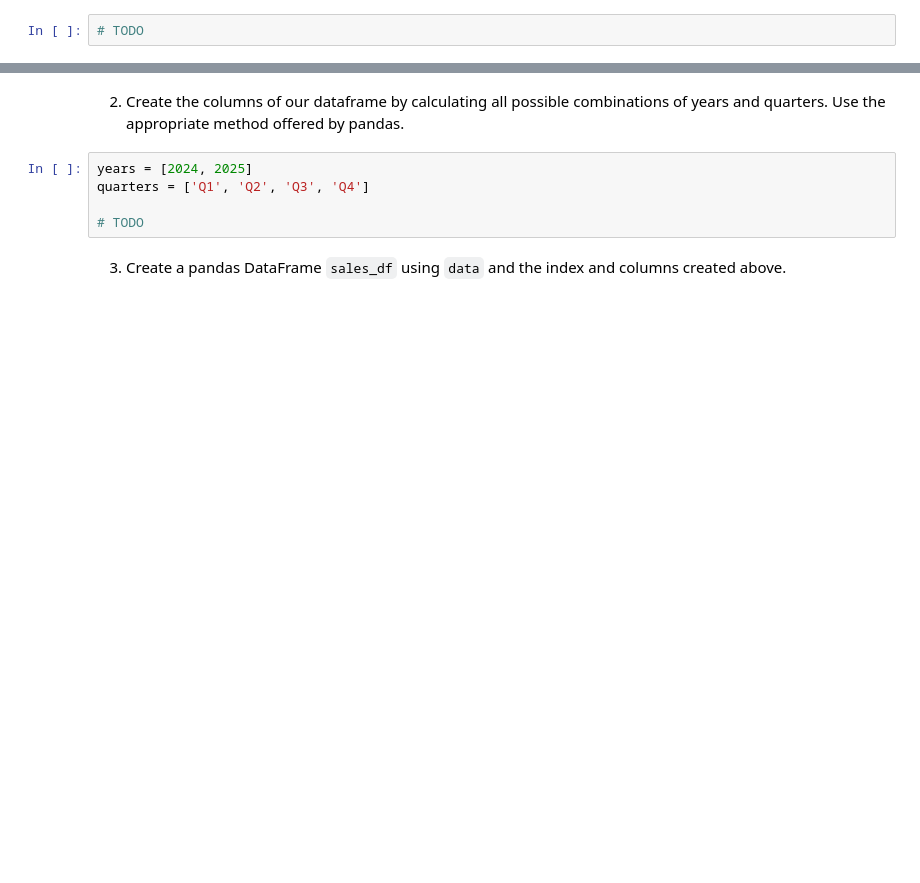
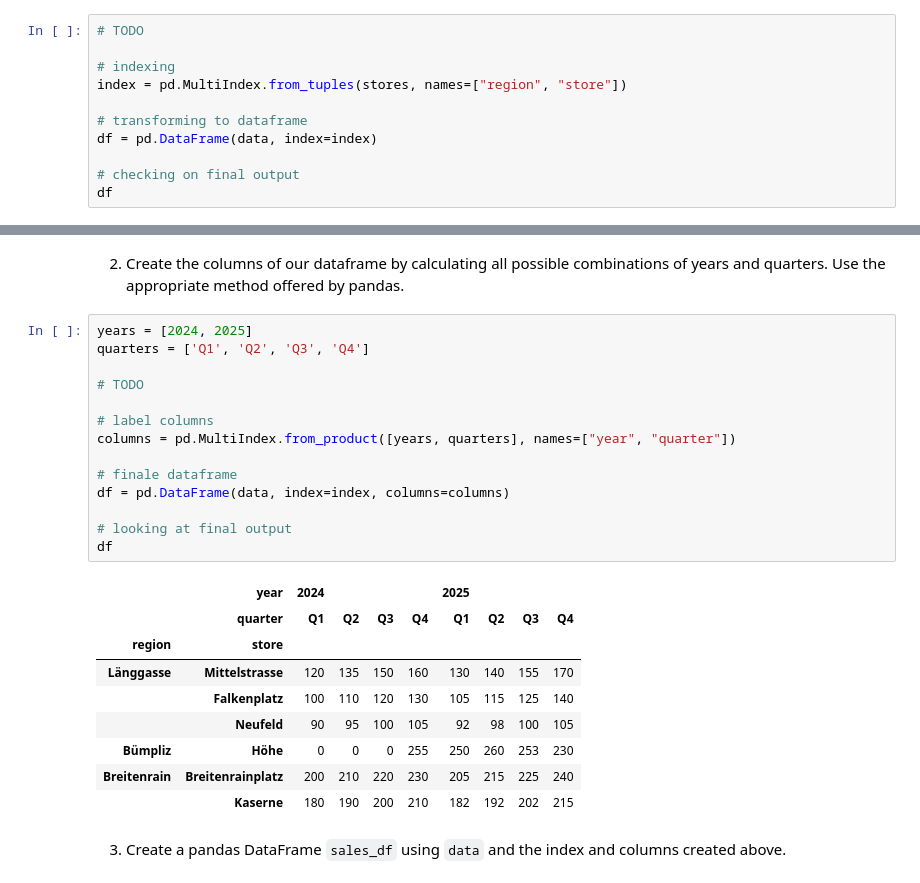
Before and after one commit to andymucyo-ops/Advanced_python_SS2026, a Jupyter notebook: assignments/Assignment06.ipynb, the cells around one changed output, grey strips where cells are left out. Drawn from its saved outputs; the diff is of its cells as text; blank space fills up the shorter version.

```diff
--- a/assignments/Assignment06.ipynb
+++ b/assignments/Assignment06.ipynb
@@ -50,3 +50,12 @@ Our fictional vintage clothing company has six stores in Bern. One of the stores
 1. Create a MultiIndex using `stores` and `pd.MultiIndex.from_tuples`. Name the index levels `region` and `store`.
 # %%
 # TODO
+
+# indexing
+index = pd.MultiIndex.from_tuples(stores, names=["region", "store"])
+
+# transforming to dataframe
+df = pd.DataFrame(data, index=index)
+
+# checking on final output
+df
@@ -55,8 +73,27 @@ Our fictional vintage clothing company has six stores in Bern. One of the stores
 # %%
 years = [2024, 2025]
 quarters = ['Q1', 'Q2', 'Q3', 'Q4']
 
 # TODO
+
+# label columns
+columns = pd.MultiIndex.from_product([years, quarters], names=["year", "quarter"])
+
+# finale dataframe
+df = pd.DataFrame(data, index=index, columns=columns)
+
+# looking at final output
+df
+# %% [output]
+|  | year | 2024 |  |  |  | 2025 |  |  |  |
+|  | quarter | Q1 | Q2 | Q3 | Q4 | Q1 | Q2 | Q3 | Q4 |
+| region | store |  |  |  |  |  |  |  |  |
+| Länggasse | Mittelstrasse | 120 | 135 | 150 | 160 | 130 | 140 | 155 | 170 |
+|  | Falkenplatz | 100 | 110 | 120 | 130 | 105 | 115 | 125 | 140 |
+|  | Neufeld | 90 | 95 | 100 | 105 | 92 | 98 | 100 | 105 |
+| Bümpliz | Höhe | 0 | 0 | 0 | 255 | 250 | 260 | 253 | 230 |
+| Breitenrain | Breitenrainplatz | 200 | 210 | 220 | 230 | 205 | 215 | 225 | 240 |
+|  | Kaserne | 180 | 190 | 200 | 210 | 182 | 192 | 202 | 215 |
 # %% [markdown]
 3. Create a pandas DataFrame `sales_df` using `data` and the index and columns created above.
 # %%
```
Also changed, not shown: parts of 9 cells of this notebook.
